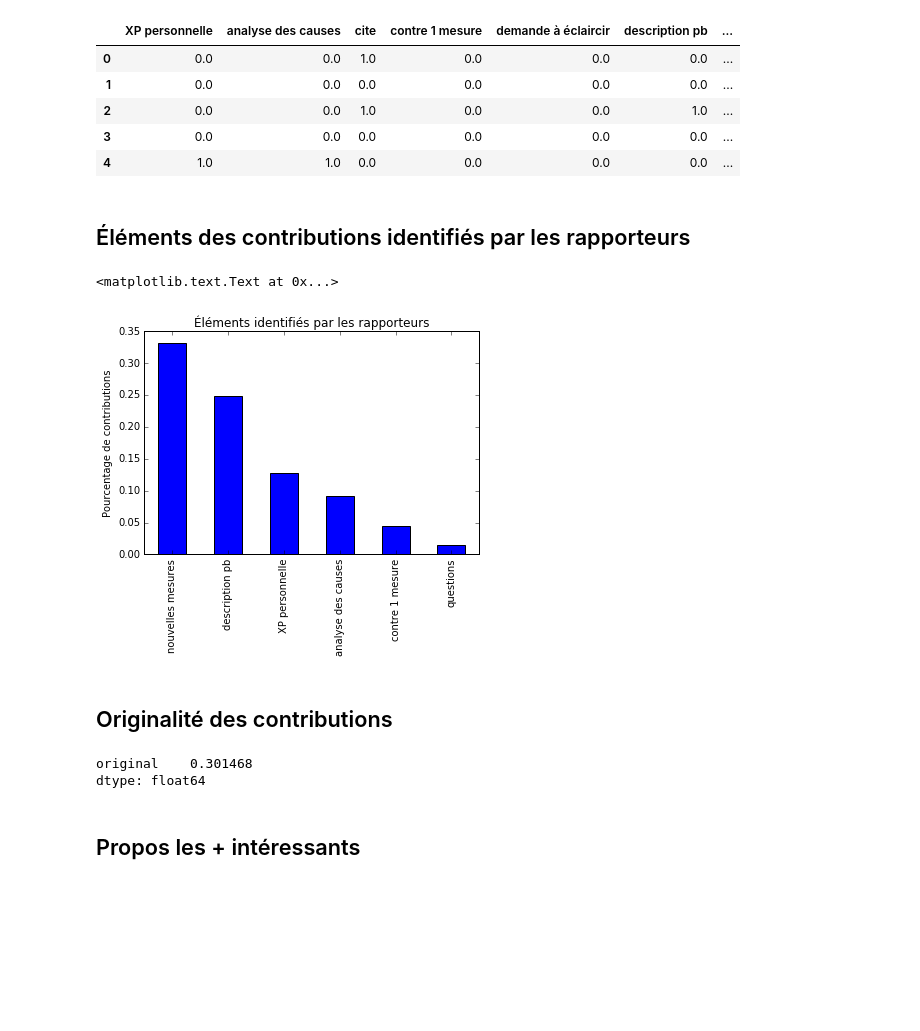
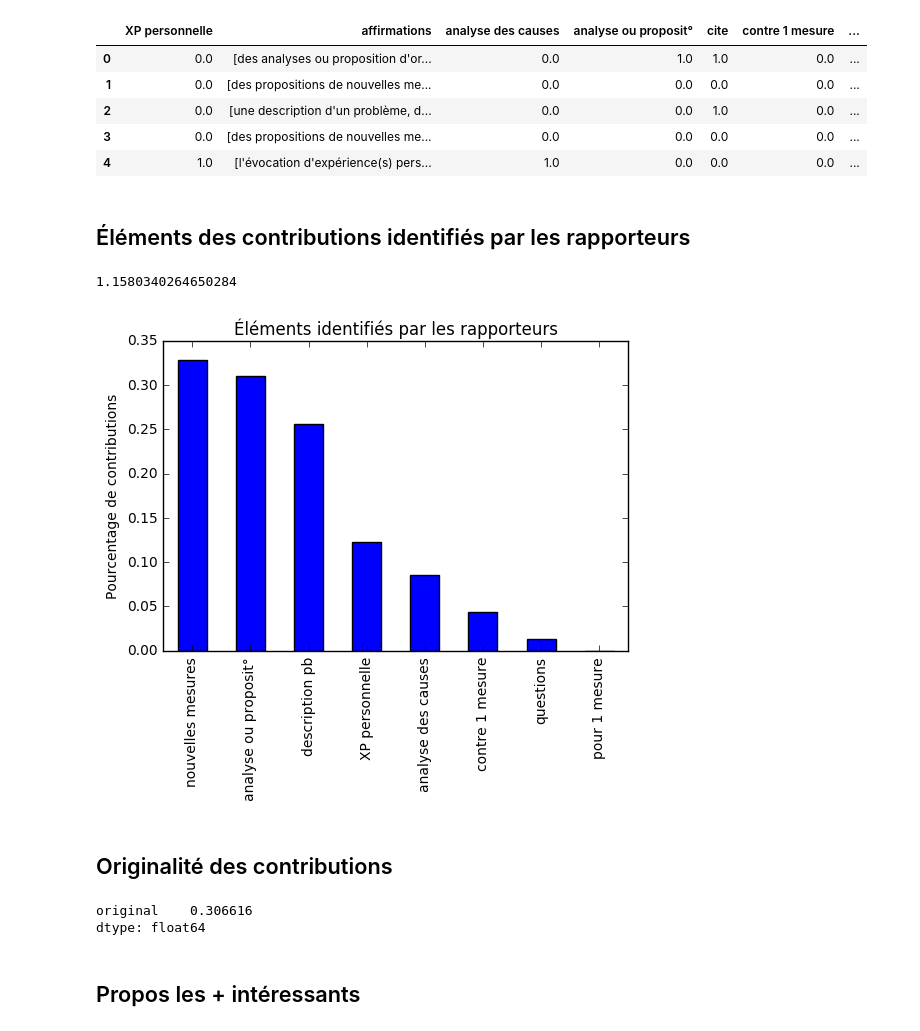
Before and after one commit to regardscitoyens/consultation_an, a Jupyter notebook: exploitation/analyse.ipynb, the cells around one changed output. Cells and saved outputs as stored; diff of their text form; code cells hidden in the pictures; blank space fills up the shorter version.

Commit message:
Add two missing affirmations

```diff
--- a/exploitation/analyse.ipynb
+++ b/exploitation/analyse.ipynb
@@ -14,7 +14,9 @@ connection = pymysql.connect(host='localhost',
 # %%
 results = []
 affirmations = [
+    "des analyses ou proposition d'ordre général",
     "des prises de position contre une mesure existante",
+    "des prises de position en faveur d'une mesure existante",
     "des propositions de nouvelles mesures",
     "des questions ou demandes d'information",
     "l'évocation d'expérience(s) personnelle(s)",
@@ -22,7 +24,9 @@ affirmations = [
     "une description d'un problème"]
 
 affirmations_short = [
+    'analyse ou proposit°',
     'contre 1 mesure',
+    'pour 1 mesure',
     'nouvelles mesures',
     'questions',
     'XP personnelle',
@@ -35,6 +39,7 @@ def build_result(row):
     data = json.loads(row['data'])
     if type(data) != str:
         if 'affirmations' in data:
+            row['affirmations'] = data['affirmations']
             for p, p_short in zip(affirmations, affirmations_short):
                 if p in data['affirmations']:
                     row[p_short] = 1
@@ -63,31 +68,32 @@ df = pd.DataFrame(data=results)
 df.to_csv('crowdsourcing_consultation_an.csv', float_format='%.0f')
 df.head()
 # %% [output]
-|  | XP personnelle | analyse des causes | cite | contre 1 mesure | demande à éclaircir | description pb | ... |
-| 0 | 0.0 | 0.0 | 1.0 | 0.0 | 0.0 | 0.0 | ... |
-| 1 | 0.0 | 0.0 | 0.0 | 0.0 | 0.0 | 0.0 | ... |
-| 2 | 0.0 | 0.0 | 1.0 | 0.0 | 0.0 | 1.0 | ... |
-| 3 | 0.0 | 0.0 | 0.0 | 0.0 | 0.0 | 0.0 | ... |
-| 4 | 1.0 | 1.0 | 0.0 | 0.0 | 0.0 | 0.0 | ... |
+|  | XP personnelle | affirmations | analyse des causes | analyse ou proposit° | cite | contre 1 mesure | ... |
+| 0 | 0.0 | [des analyses ou proposition d'or... | 0.0 | 1.0 | 1.0 | 0.0 | ... |
+| 1 | 0.0 | [des propositions de nouvelles me... | 0.0 | 0.0 | 0.0 | 0.0 | ... |
+| 2 | 0.0 | [une description d'un problème, d... | 0.0 | 0.0 | 1.0 | 0.0 | ... |
+| 3 | 0.0 | [des propositions de nouvelles me... | 0.0 | 0.0 | 0.0 | 0.0 | ... |
+| 4 | 1.0 | [l'évocation d'expérience(s) pers... | 1.0 | 0.0 | 0.0 | 0.0 | ... |
 # %% [markdown]
 ## Éléments des contributions identifiés par les rapporteurs
 # %%
 affirmations_total = df[affirmations_short].sum() / df.shape[0]
 affirmations_total.sort_values(ascending=False, inplace=True)
 plot = affirmations_total.plot(
     kind='bar',
     title='Éléments identifiés par les rapporteurs')
 plot.set_ylabel('Pourcentage de contributions')
+affirmations_total.sum()
 # %% [output]
-<matplotlib.text.Text at 0x...>
+1.1580340264650284
-[figure, old version]
+[figure, new version]
 # %% [markdown]
 ## Originalité des contributions
 # %%
 original = df[['original']].sum() / df.shape[0]
 original
 # %% [output]
-original    0.301468
+original    0.306616
 dtype: float64
 # %% [markdown]
 ## Propos les + intéressants
```
Also changed, not shown: parts of 6 cells of this notebook.
